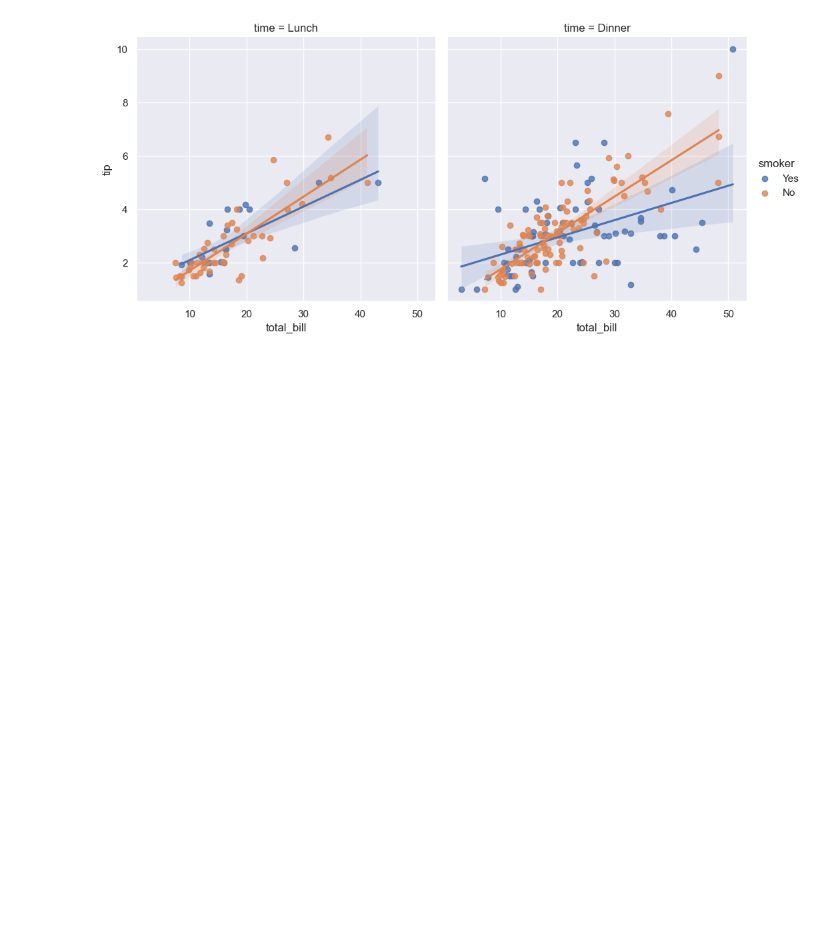
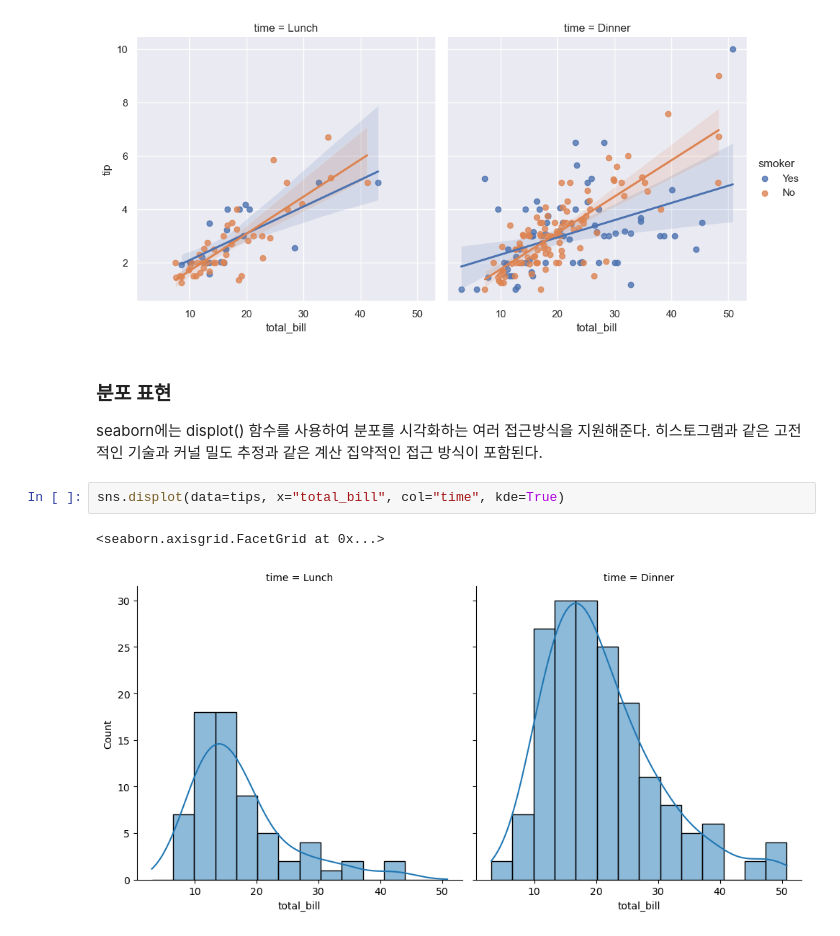
Before and after one commit to stonesteel0606/seaborn_tutorial, a Jupyter notebook: Seaborn_intro.ipynb, the cells around one changed output. Cells and saved outputs as stored; diff of their text form; blank space fills up the shorter version.

Commit message:
'add/Seaborn_intro'

```diff
--- a/Seaborn_intro.ipynb
+++ b/Seaborn_intro.ipynb
@@ -93,3 +92,12 @@ plt.show()
 [figure]
 [figure]
 [figure]
+# %% [markdown]
+### 분포 표현
+seaborn에는 displot() 함수를 사용하여 분포를 시각화하는 여러 접근방식을 지원해준다.
+히스토그램과 같은 고전적인 기술과 커널 밀도 추정과 같은 계산 집약적인 접근 방식이 포함된다.
+# %%
+sns.displot(data=tips, x="total_bill", col="time", kde=True)
+# %% [output]
+<seaborn.axisgrid.FacetGrid at 0x...>
+[figure, added]
```
Also changed, not shown: parts of 17 cells of this notebook.
